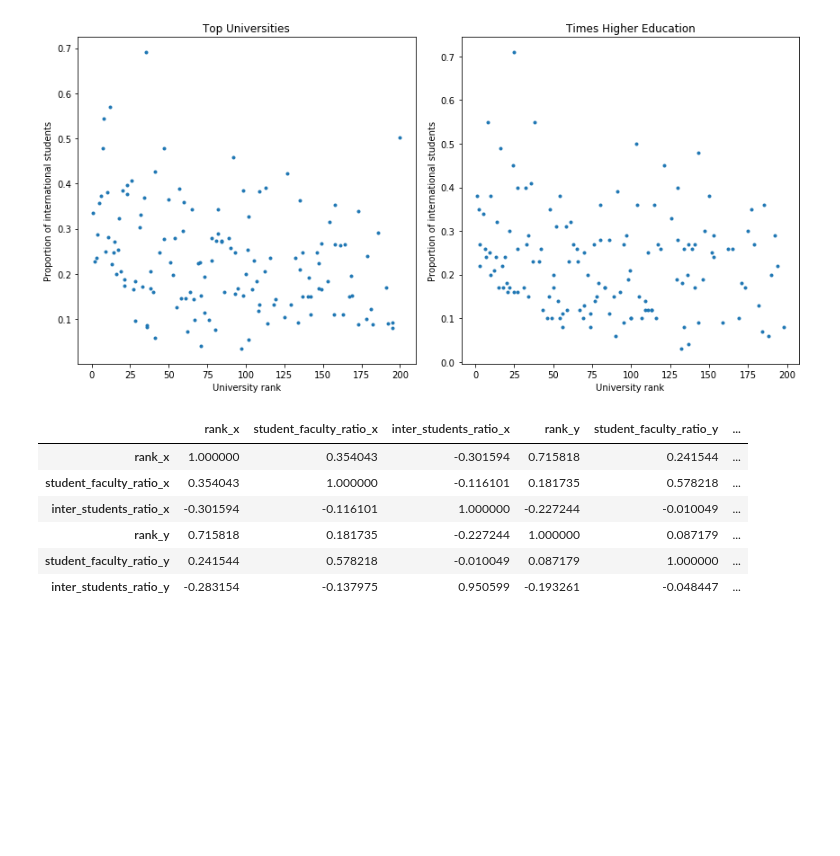
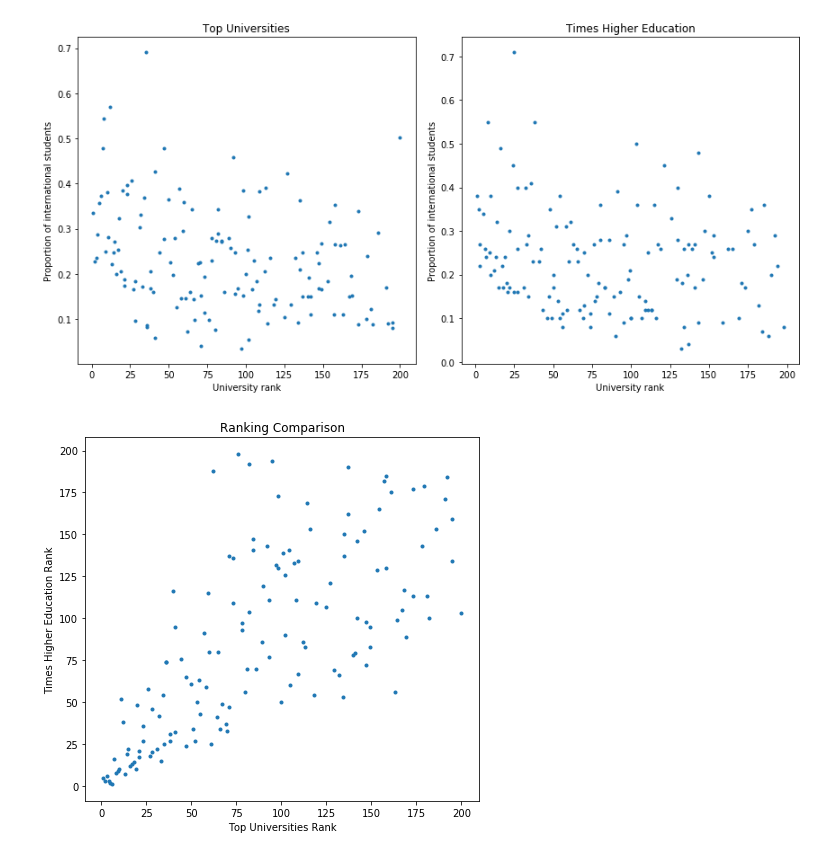
Before and after one commit to brunowicht/ada_project, a Jupyter notebook: 02 - Data from the Web/Homework2.ipynb, the cells around one changed output. Drawn from its saved outputs; the diff is of its cells as text; code cells hidden in the pictures; blank space fills up the shorter version.

Commit message:
Add some plots for question 4

```diff
--- a/02 - Data from the Web/Homework2.ipynb
+++ b/02 - Data from the Web/Homework2.ipynb
@@ -374,13 +364,16 @@ plt.show()
 # %% [output]
 [figure]
 [figure]
-# %%
-merged_df.corr()
-# %% [output]
-|  | rank_x | student_faculty_ratio_x | inter_students_ratio_x | rank_y | student_faculty_ratio_y | ... |
-| rank_x | 1.000000 | 0.354043 | -0.301594 | 0.715818 | 0.241544 | ... |
-| student_faculty_ratio_x | 0.354043 | 1.000000 | -0.116101 | 0.181735 | 0.578218 | ... |
-| inter_students_ratio_x | -0.301594 | -0.116101 | 1.000000 | -0.227244 | -0.010049 | ... |
-| rank_y | 0.715818 | 0.181735 | -0.227244 | 1.000000 | 0.087179 | ... |
-| student_faculty_ratio_y | 0.241544 | 0.578218 | -0.010049 | 0.087179 | 1.000000 | ... |
-| inter_students_ratio_y | -0.283154 | -0.137975 | 0.950599 | -0.193261 | -0.048447 | ... |
+# %%
+plt.figure(figsize=(12,6))
+plt.subplot(1, 2, 1)
+plt.plot(merged_df['rank_x'], merged_df['rank_y'], '.')
+plt.title("Ranking Comparison")
+plt.ylabel('Times Higher Education Rank')
+plt.xlabel('Top Universities Rank')
+plt.tight_layout()
+plt.show()
+
+pd.co
+# %% [output]
+[figure, added]
```
Also changed, not shown: parts of 3 cells of this notebook, 1 other file.
